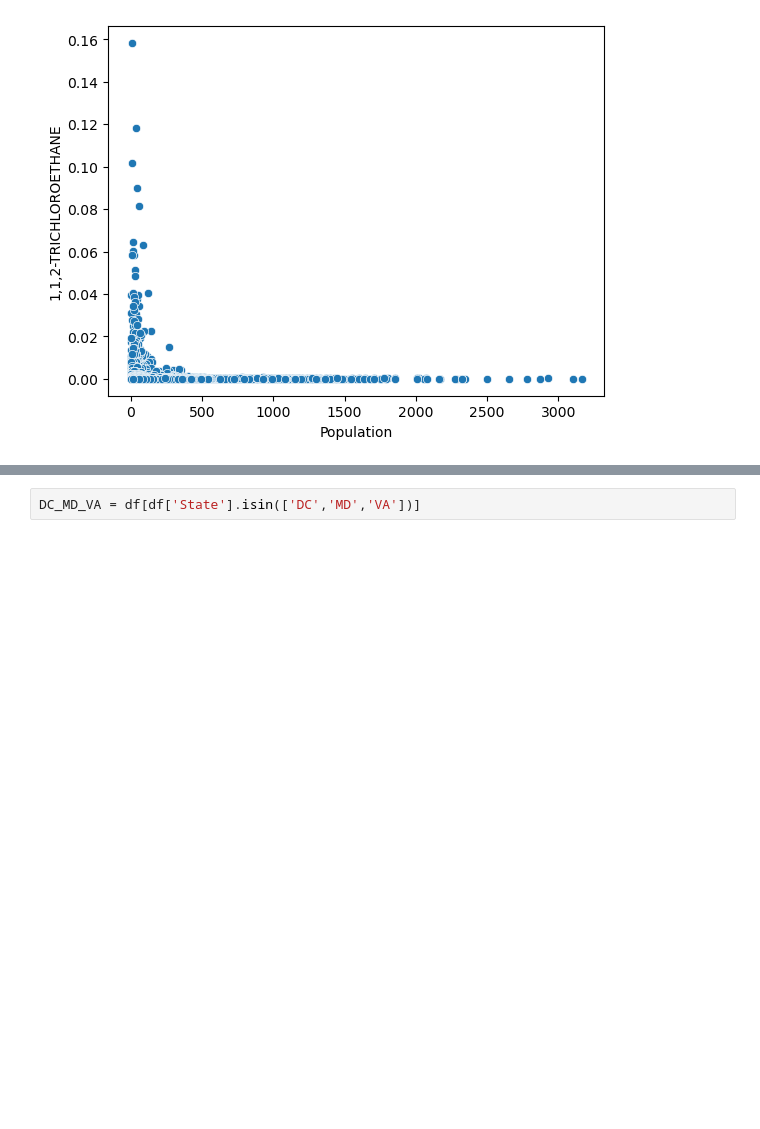
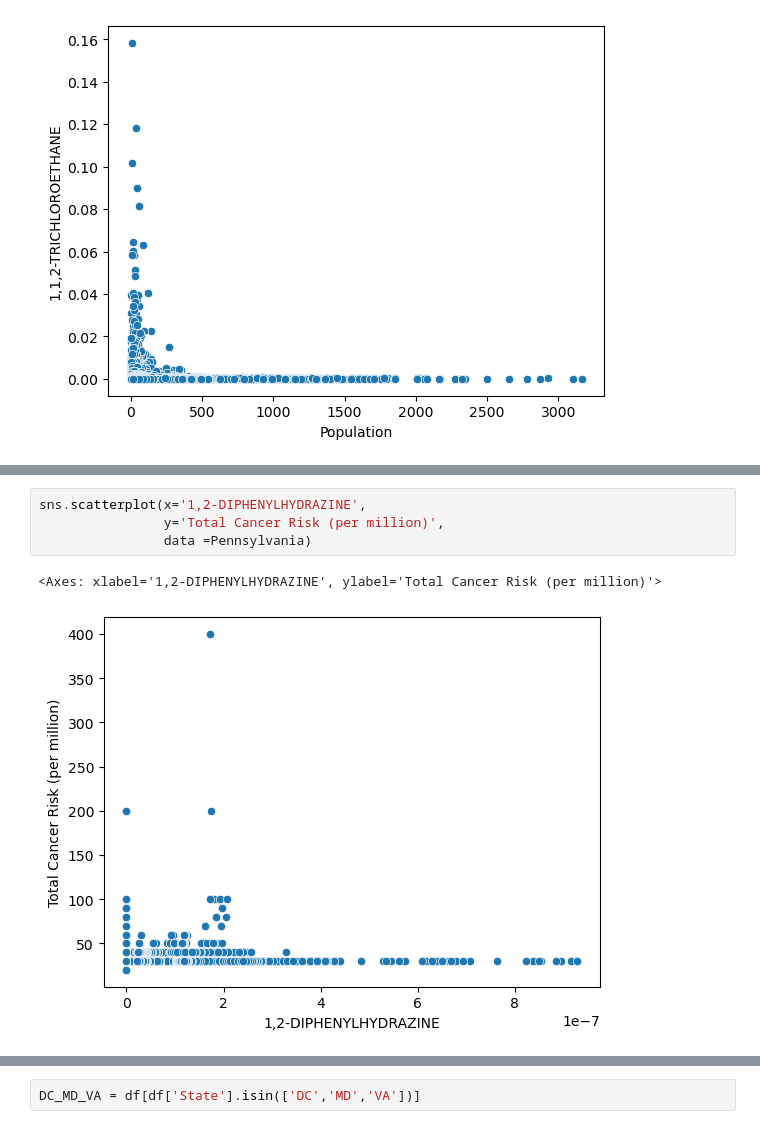
Before and after one commit to vwil12/Capstone, a Jupyter notebook: PA_Capstone.ipynb, the cells around one changed output, grey strips where cells are left out. Cells and saved outputs as stored; diff of their text form; blank space fills up the shorter version.

```diff
--- a/PA_Capstone.ipynb
+++ b/PA_Capstone.ipynb
@@ -232,0 +257,7 @@ sns.scatterplot(x='Population',
+# %%
+sns.scatterplot(x='1,2-DIPHENYLHYDRAZINE',
+                y='Total Cancer Risk (per million)',
+                data =Pennsylvania)
+# %% [output]
+<Axes: xlabel='1,2-DIPHENYLHYDRAZINE', ylabel='Total Cancer Risk (per million)'>
+[figure, added]
```
Also changed, not shown: parts of 5 cells of this notebook.
